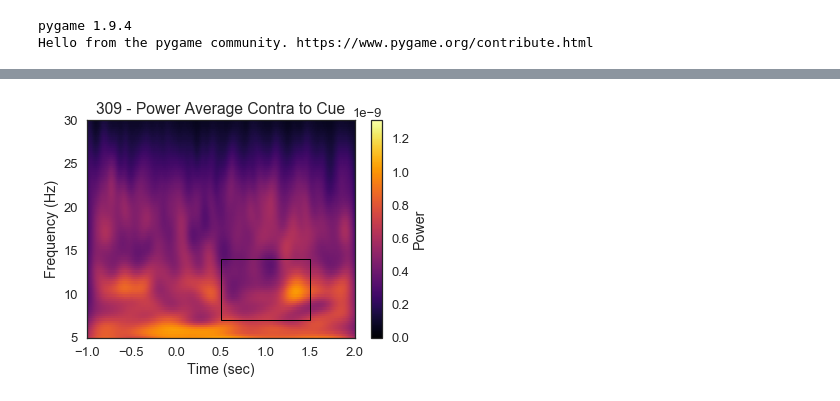
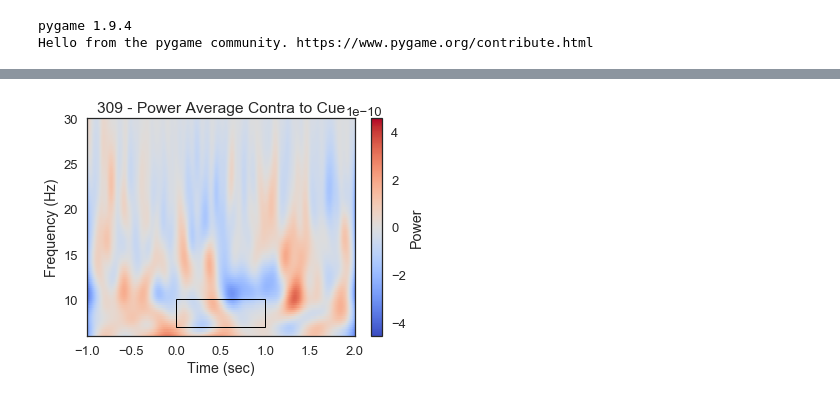
Before and after one commit to NeuroTechX/eeg-notebooks_v0.1, a Jupyter notebook: notebooks/cueing_loop.ipynb, the cells around one changed output, grey strips where cells are left out. Saved outputs shown, nothing was run; the diff lists cells and outputs as text; code cells hidden in the pictures.

Commit message:
compute spectra, baseline adjust

```diff
--- a/notebooks/cueing_loop.ipynb
+++ b/notebooks/cueing_loop.ipynb
@@ -47,18 +47,49 @@ subs = [101, 102, 103, 104, 105, 106, 108, 109, 110, 111, 112,
         301, 302, 303, 304, 305, 306, 307, 308, 309]
 
 diff_out = []
+Ipsi_out = []
+Contra_out = []
+Ipsi_spectra_out = []
+Contra_spectra_out = []
+diff_spectra_out = []
 ERSP_diff_out = []
 ERSP_Ipsi_out = []
 ERSP_Contra_out = []
 
-rej_thresh_uV = 100
-rej_thresh = rej_thresh_uV*1e-6 # Expressed in Volts (1 uV = .000001 Volts)
+frequencies =  np.linspace(6, 30, 100, endpoint=True)
+wave_cycles = 6
+
+# time frequency window for analysis
+f_low = 7 # Hz
+f_high = 10
+f_diff = f_high-f_low
+
+t_low = 0 # s
+t_high = 1
+t_diff = t_high-t_low
+
+bad_subs= [6, 7, 13, 26]
+really_bad_subs = [11, 12, 19]
+sub_count = 0
+
 
 
 for sub in subs:
     print(sub)
-    frequencies =  np.linspace(5, 30, 100, endpoint=True)
-    wave_cycles = 8
+
+    sub_count += 1
+
+
+    if (sub_count in really_bad_subs):
+        rej_thresh_uV = 90
+    elif (sub_count in bad_subs):
+        rej_thresh_uV = 90
+    else:
+        rej_thresh_uV = 90
+
+    rej_thresh = rej_thresh_uV*1e-6
+
+
 
     # Load both sessions
     raw = utils.load_data('visual/cueing', sfreq=256.,
@@ -75,30 +106,32 @@ for sub in subs:
     epochs = Epochs(raw, events=events, event_id=event_id,
                     tmin=-1, tmax=2, baseline=(-1, 0),
                     reject={'eeg':rej_thresh}, preload=True,
-                    verbose=False, picks=[0, 1, 2, 3])
-    print('sample drop %: ', (1 - len(epochs.events)/len(events)) * 100)
+                    verbose=False, picks=[0, 3])
+    print('Trials Remaining: ' + str(len(epochs.events)) + '.')
 
     # Compute morlet wavelet
 
     # Left Cue
     tfr, itc = tfr_morlet(epochs['LeftCue'], freqs=frequencies,
                           n_cycles=wave_cycles, return_itc=True)
+    tfr = tfr.apply_baseline([-1,-.5],mode='mean')
     #tfr.plot(picks=[0], mode='logratio',
     #         title='TP9 - Ipsi');
     #tfr.plot(picks=[3], mode='logratio',
     #         title='TP10 - Contra');
     power_Ipsi_TP9 = tfr.data[0,:,:]
-    power_Contra_TP10 = tfr.data[3,:,:]
+    power_Contra_TP10 = tfr.data[1,:,:]
 
     # Right Cue
     tfr, itc = tfr_morlet(epochs['RightCue'], freqs=frequencies,
                           n_cycles=wave_cycles, return_itc=True)
+    tfr = tfr.apply_baseline([-1,-.5],mode='mean')
     #tfr.plot(picks=[0], mode='logratio',
     #         title='TP9 - Contra');
     #tfr.plot(picks=[3], mode='logratio',
     #         title='TP10 - Ipsi');
     power_Contra_TP9 = tfr.data[0,:,:]
-    power_Ipsi_TP10 = tfr.data[3,:,:]
+    power_Ipsi_TP10 = tfr.data[1,:,:]
 
     # Plot Differences
     %matplotlib inline
@@ -112,18 +145,20 @@ for sub in subs:
     plot_max = np.max([np.max(np.abs(power_Avg_Ipsi)), np.max(np.abs(power_Avg_Contra))])
     plot_diff_max = np.max(np.abs(power_Avg_Diff))
 
+
+
     #Ipsi
     fig, ax = plt.subplots(1)
     im = plt.imshow(power_Avg_Ipsi,
                extent=[times[0], times[-1], frequencies[0], frequencies[-1]],
-               aspect='auto', origin='lower', cmap='inferno', vmin=0, vmax=plot_max)
+               aspect='auto', origin='lower', cmap='coolwarm', vmin=-plot_max, vmax=plot_max)
     plt.xlabel('Time (sec)')
     plt.ylabel('Frequency (Hz)')
     plt.title('Power Average Ipsilateral to Cue')
     cb = fig.colorbar(im)
     cb.set_label('Power')
     # Create a Rectangle patch
-    rect = patches.Rectangle((.5,7),1,7,linewidth=1,edgecolor='k',facecolor='none')
+    rect = patches.Rectangle((t_low,f_low),t_diff,f_diff,linewidth=1,edgecolor='k',facecolor='none')
     # Add the patch to the Axes
     ax.add_patch(rect)
 
@@ -131,14 +166,14 @@ for sub in subs:
     fig, ax = plt.subplots(1)
     im = plt.imshow(power_Avg_Contra,
                extent=[times[0], times[-1], frequencies[0], frequencies[-1]],
-               aspect='auto', origin='lower', cmap='inferno', vmin=0, vmax=plot_max)
+               aspect='auto', origin='lower', cmap='coolwarm', vmin=-plot_max, vmax=plot_max)
     plt.xlabel('Time (sec)')
     plt.ylabel('Frequency (Hz)')
     plt.title(str(sub) + ' - Power Average Contra to Cue')
     cb = fig.colorbar(im)
     cb.set_label('Power')
     # Create a Rectangle patch
-    rect = patches.Rectangle((.5,7),1,7,linewidth=1,edgecolor='k',facecolor='none')
+    rect = patches.Rectangle((t_low,f_low),t_diff,f_diff,linewidth=1,edgecolor='k',facecolor='none')
     # Add the patch to the Axes
     ax.add_patch(rect)
 
@@ -153,14 +188,28 @@ for sub in subs:
     cb = fig.colorbar(im)
     cb.set_label('Ipsi-Contra Power')
     # Create a Rectangle patch
-    rect = patches.Rectangle((.5,7),1,7,linewidth=1,edgecolor='k',facecolor='none')
+    rect = patches.Rectangle((t_low,f_low),t_diff,f_diff,linewidth=1,edgecolor='k',facecolor='none')
     # Add the patch to the Axes
     ax.add_patch(rect)
 
+
+
+
     #output data into array
-    diff_out.append(np.mean(power_Avg_Diff[np.argmax(frequencies>7):np.argmax(frequencies>14)-1,
-                            np.argmax(times>0):np.argmax(times>1.5)-1 ])
-                   )
+    Ipsi_out.append(np.mean(power_Avg_Ipsi[np.argmax(frequencies>f_low):np.argmax(frequencies>f_high)-1,
+                            np.argmax(times>t_low):np.argmax(times>t_high)-1 ]))
+    Ipsi_spectra_out.append(np.mean(power_Avg_Ipsi[:,np.argmax(times>t_low):np.argmax(times>t_high)-1 ],1))
+
+
+    Contra_out.append(np.mean(power_Avg_Contra[np.argmax(frequencies>f_low):np.argmax(frequencies>f_high)-1,
+                            np.argmax(times>t_low):np.argmax(times>t_high)-1 ]))
+    Contra_spectra_out.append(np.mean(power_Avg_Contra[:,np.argmax(times>t_low):np.argmax(times>t_high)-1 ],1))
+
+
+    diff_out.append(np.mean(power_Avg_Diff[np.argmax(frequencies>f_low):np.argmax(frequencies>f_high)-1,
+                            np.argmax(times>t_low):np.argmax(times>t_high)-1 ]))
+    diff_spectra_out.append(np.mean(power_Avg_Diff[:,np.argmax(times>t_low):np.argmax(times>t_high)-1 ],1))
+
 
     ERSP_diff_out.append(power_Avg_Diff)
     ERSP_Ipsi_out.append(power_Avg_Ipsi)
@@ -187 +236 @@ sample drop %:  61.224489795918366
-[figure, old version]
+[figure, new version]
```
Also changed, not shown: parts of 4 cells of this notebook.
